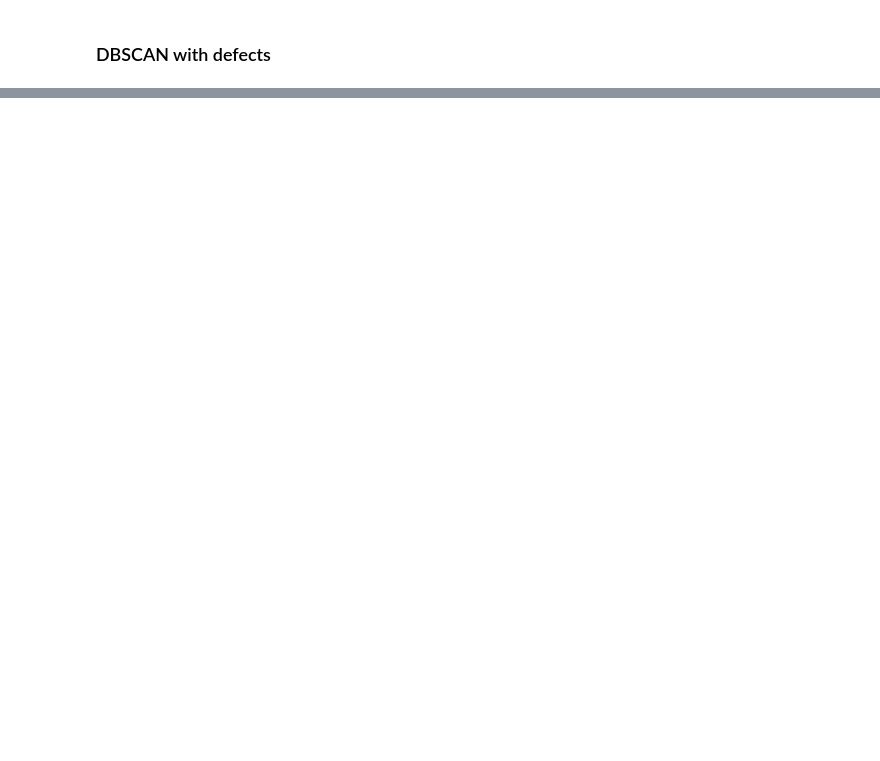
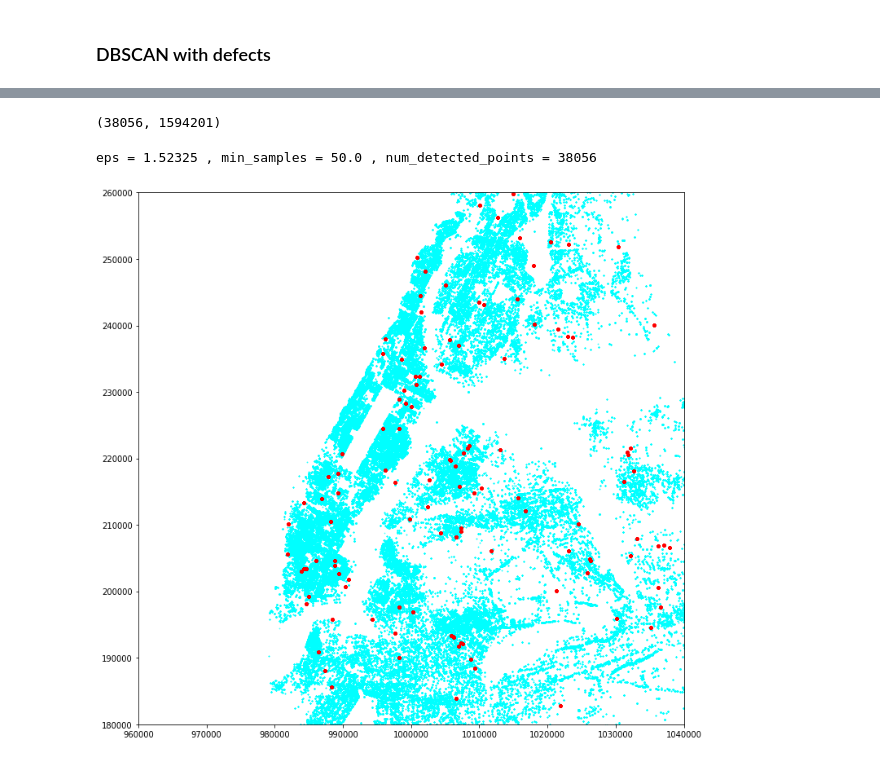
Before and after one commit to cyrusblankinship/NYC_Boiler_Defect_Prediction, a Jupyter notebook: Data_Exploration-DBSCAN.ipynb, the cells around one changed output, grey strips where cells are left out. Drawn from its saved outputs; the diff is of its cells as text; code cells hidden in the pictures; blank space fills up the shorter version.

```diff
--- a/Data_Exploration-DBSCAN.ipynb
+++ b/Data_Exploration-DBSCAN.ipynb
@@ -45,6 +43,9 @@ plt.show()
 ### DBSCAN with defects
 # %%
 start = datetime.datetime.now()
+start2 = datetime.datetime.now()
+print(start)
+
 precision_list = []
 recall_list = []
 eps_list = []
@@ -55,20 +56,16 @@ total_num_samples = len(defects_coords.iloc[:,0])
 max_eps = max(np.max(defects_coords.iloc[:,0])-np.min(defects_coords.iloc[:,0]),
               np.max(defects_coords.iloc[:,1])-np.min(defects_coords.iloc[:,1]))
 
-for eps in np.logspace(np.log10(max_eps)-5,np.log10(max_eps),5):
+for eps in np.logspace(np.log10(max_eps)-5,np.log10(max_eps),10)[:-4]:
+# for eps in np.linspace(0.01,0.1,10):
+    end = datetime.datetime.now()
+    print(eps, (end-start2).total_seconds())
+    start2 = datetime.datetime.now()
     for min_samples in np.linspace(10,100,10,endpoint=True):
-#     eps, min_samples = 0.02, 50
         db = DBSCAN(eps, min_samples).fit(defects_coords)
         num_clustered = len(db.labels_[db.labels_ >= 0])
         if (num_clustered > 0) & (num_clustered < 0.1*total_num_samples):
-    #         dbb=db
-#             plt.figure(figsize=(12,12))
-#             print ("eps =", eps, ", min_samples =", min_samples, ", num_detected_points =", len(db.labels_[db.labels_ >= 0]))
-#             # evaluation
-#             num_correct_clustered = len(db.labels_[0:100][db.labels_[0:100] >= 0])
-#             print ("precision=",1.0*num_correct_clustered/num_clustered,"recall=",1.0*num_correct_clustered/100.0)
-#             plt.scatter(defects_coords.iloc[:,0],defects_coords.iloc[:,1],c=db.labels_,s=0.1,cmap=plt.cm.cool)
-#             plt.show()
+            num_correct_clustered = len(db.labels_[0:100][db.labels_[0:100] >= 0])
             precision_list.append(num_correct_clustered/num_clustered)
             recall_list.append(1.0*num_correct_clustered/100.0)
             eps_list.append(eps)
@@ -91,0 +113,19 @@ db = DBSCAN(eps, min_samples).fit(defects_coords)
+# %%
+labels = pd.Series(db.labels_)
+len(labels[labels != -1]), len(labels[labels == -1])
+# %% [output]
+(38056, 1594201)
+# %%
+db = DBSCAN(eps, min_sample*2.5).fit(dbn_coords)
+plt.figure(figsize=(12,12))
+plt.xlim(960000,1040000)
+plt.ylim(180000,260000)
+print ("eps =", eps, ", min_samples =", min_sample, ", num_detected_points =", len(db.labels_[db.labels_ >= 0]))
+dbn_coords['label'] = db.labels_
+# plt.scatter(dbn_coords.iloc[:,0],dbn_coords.iloc[:,1],c=db.labels_,s=5,cmap=plt.cm.cool)
+plt.scatter(dbn_coords[dbn_coords.label == -1].iloc[:,0],dbn_coords[dbn_coords.label == -1].iloc[:,1],c='cyan',s=0.5, alpha=0.4, zorder=-1)
+plt.scatter(dbn_coords[dbn_coords.label != -1].iloc[:,0],dbn_coords[dbn_coords.label != -1].iloc[:,1],c='red',s=6, zorder=1)
+plt.show()
+# %% [output]
+eps = 1.52325 , min_samples = 50.0 , num_detected_points = 38056
+[figure, added]
```
Also changed, not shown: parts of 7 cells of this notebook.
